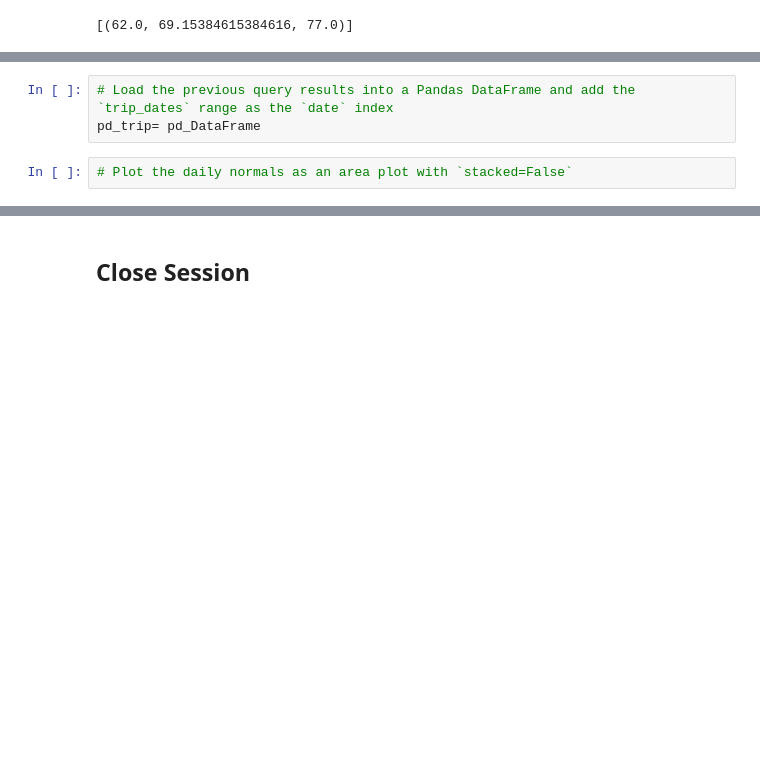
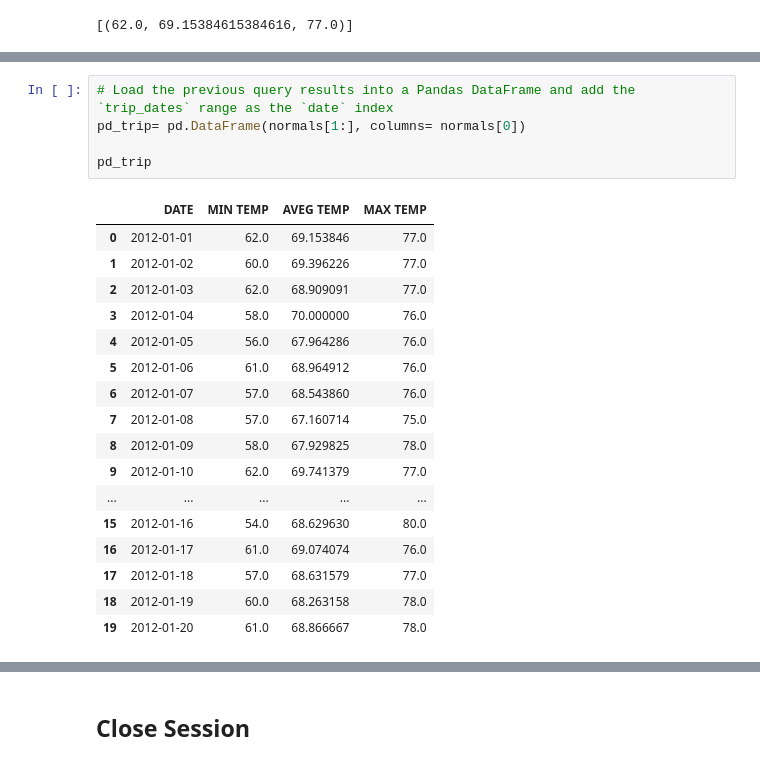
Before and after one commit to Yazz-01/sqlalchemy-challenge, a Jupyter notebook: temp_analysis_bonus_2.ipynb, the cells around one changed output, grey strips where cells are left out. Drawn from its saved outputs; the diff is of its cells as text; blank space fills up the shorter version.

```diff
--- a/temp_analysis_bonus_2.ipynb
+++ b/temp_analysis_bonus_2.ipynb
@@ -237,6 +237,24 @@ normals
  ['2012-01-20', 61.0, 68.86666666666666, 78.0]]
 # %%
 # Load the previous query results into a Pandas DataFrame and add the `trip_dates` range as the `date` index
-pd_trip= pd_DataFrame
+pd_trip= pd.DataFrame(normals[1:], columns= normals[0])
+
+pd_trip
+# %% [output]
+|  | DATE | MIN TEMP | AVEG TEMP | MAX TEMP |
+| 0 | 2012-01-01 | 62.0 | 69.153846 | 77.0 |
+| 1 | 2012-01-02 | 60.0 | 69.396226 | 77.0 |
+| 2 | 2012-01-03 | 62.0 | 68.909091 | 77.0 |
+| 3 | 2012-01-04 | 58.0 | 70.000000 | 76.0 |
+| 4 | 2012-01-05 | 56.0 | 67.964286 | 76.0 |
+| 5 | 2012-01-06 | 61.0 | 68.964912 | 76.0 |
+| 6 | 2012-01-07 | 57.0 | 68.543860 | 76.0 |
+| 7 | 2012-01-08 | 57.0 | 67.160714 | 75.0 |
+| 8 | 2012-01-09 | 58.0 | 67.929825 | 78.0 |
+| 9 | 2012-01-10 | 62.0 | 69.741379 | 77.0 |
+| ... | ... | ... | ... | ... |
+| 15 | 2012-01-16 | 54.0 | 68.629630 | 80.0 |
+| 16 | 2012-01-17 | 61.0 | 69.074074 | 76.0 |
+| 17 | 2012-01-18 | 57.0 | 68.631579 | 77.0 |
+| 18 | 2012-01-19 | 60.0 | 68.263158 | 78.0 |
+| 19 | 2012-01-20 | 61.0 | 68.866667 | 78.0 |
-# %%
-# Plot the daily normals as an area plot with `stacked=False`
```
Also changed, not shown: parts of 5 cells of this notebook, 1 other file.
